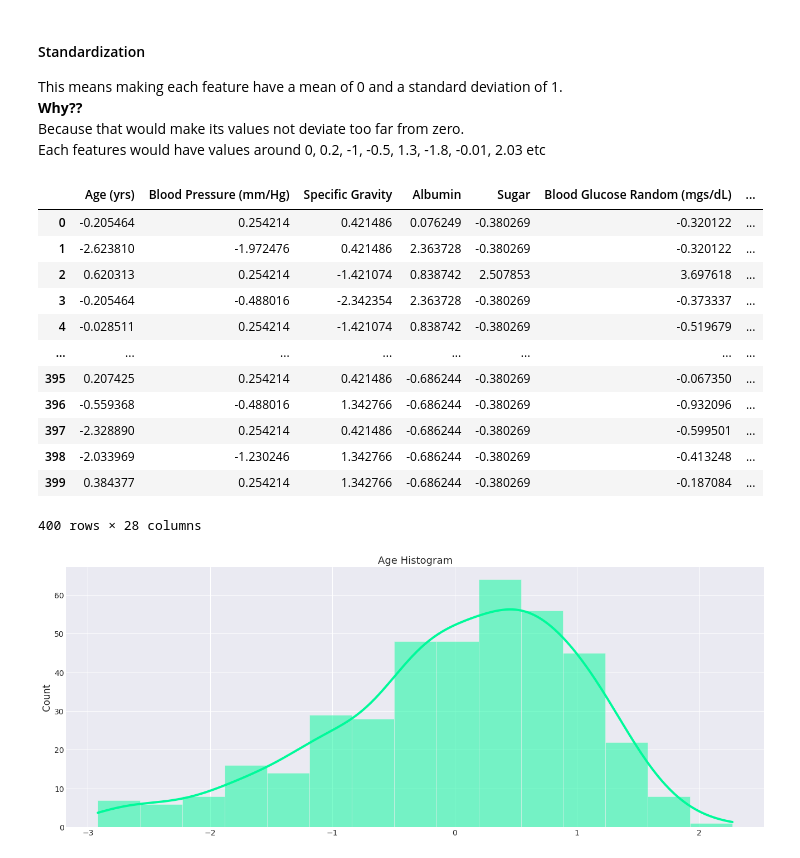
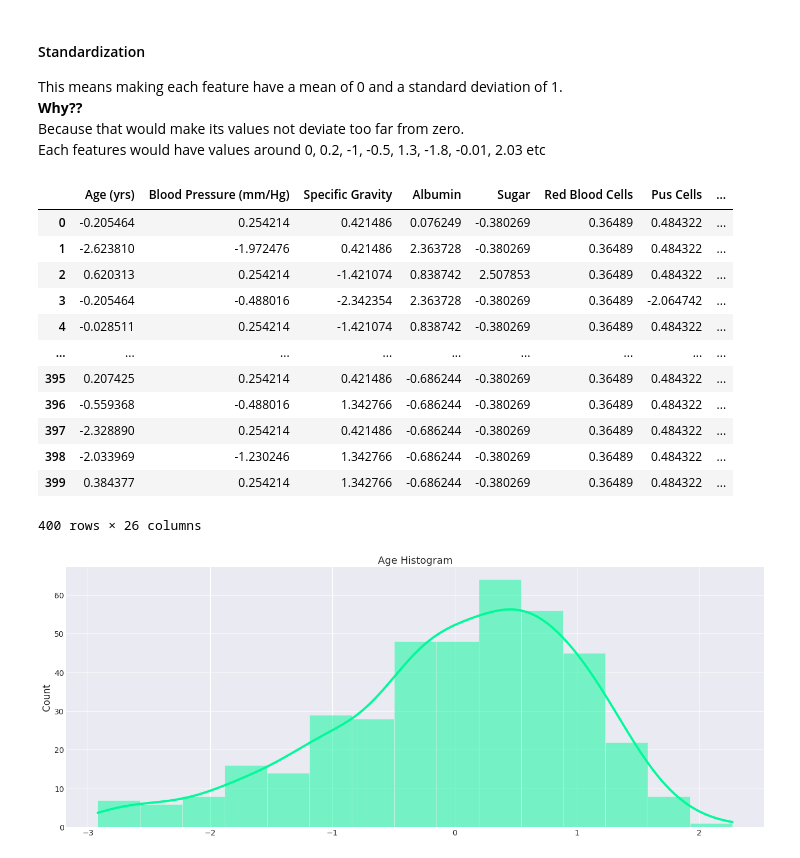
Before and after one commit to wassimchouchen/Data-Pre-Processing-and-basic-modeling, a Jupyter notebook: exploratory-data-analysis.ipynb, the cells around one changed output. Drawn from its saved outputs; the diff is of its cells as text; code cells hidden in the pictures.

```diff
--- a/exploratory-data-analysis.ipynb
+++ b/exploratory-data-analysis.ipynb
@@ -1128,23 +1000,23 @@ Because that would make its values not deviate too far from zero.
 Each features would have values around 0, 0.2, -1, -0.5, 1.3, -1.8, -0.01, 2.03 etc
 # %%
 scaler = StandardScaler()
-arr = scaler.fit_transform(mydata)
-standardized_data = pd.DataFrame(arr, columns=mydata.columns)
+arr = scaler.fit_transform(data)
+standardized_data = pd.DataFrame(arr, columns=data.columns)
 standardized_data
 # %% [output]
-|  | Age (yrs) | Blood Pressure (mm/Hg) | Specific Gravity | Albumin | Sugar | Blood Glucose Random (mgs/dL) | ... |
-| 0 | -0.205464 | 0.254214 | 0.421486 | 0.076249 | -0.380269 | -0.320122 | ... |
-| 1 | -2.623810 | -1.972476 | 0.421486 | 2.363728 | -0.380269 | -0.320122 | ... |
-| 2 | 0.620313 | 0.254214 | -1.421074 | 0.838742 | 2.507853 | 3.697618 | ... |
-| 3 | -0.205464 | -0.488016 | -2.342354 | 2.363728 | -0.380269 | -0.373337 | ... |
-| 4 | -0.028511 | 0.254214 | -1.421074 | 0.838742 | -0.380269 | -0.519679 | ... |
-| ... | ... | ... | ... | ... | ... | ... | ... |
-| 395 | 0.207425 | 0.254214 | 0.421486 | -0.686244 | -0.380269 | -0.067350 | ... |
-| 396 | -0.559368 | -0.488016 | 1.342766 | -0.686244 | -0.380269 | -0.932096 | ... |
-| 397 | -2.328890 | 0.254214 | 0.421486 | -0.686244 | -0.380269 | -0.599501 | ... |
-| 398 | -2.033969 | -1.230246 | 1.342766 | -0.686244 | -0.380269 | -0.413248 | ... |
-| 399 | 0.384377 | 0.254214 | 1.342766 | -0.686244 | -0.380269 | -0.187084 | ... |
+|  | Age (yrs) | Blood Pressure (mm/Hg) | Specific Gravity | Albumin | Sugar | Red Blood Cells | Pus Cells | ... |
+| 0 | -0.205464 | 0.254214 | 0.421486 | 0.076249 | -0.380269 | 0.36489 | 0.484322 | ... |
+| 1 | -2.623810 | -1.972476 | 0.421486 | 2.363728 | -0.380269 | 0.36489 | 0.484322 | ... |
+| 2 | 0.620313 | 0.254214 | -1.421074 | 0.838742 | 2.507853 | 0.36489 | 0.484322 | ... |
+| 3 | -0.205464 | -0.488016 | -2.342354 | 2.363728 | -0.380269 | 0.36489 | -2.064742 | ... |
+| 4 | -0.028511 | 0.254214 | -1.421074 | 0.838742 | -0.380269 | 0.36489 | 0.484322 | ... |
+| ... | ... | ... | ... | ... | ... | ... | ... | ... |
+| 395 | 0.207425 | 0.254214 | 0.421486 | -0.686244 | -0.380269 | 0.36489 | 0.484322 | ... |
+| 396 | -0.559368 | -0.488016 | 1.342766 | -0.686244 | -0.380269 | 0.36489 | 0.484322 | ... |
+| 397 | -2.328890 | 0.254214 | 0.421486 | -0.686244 | -0.380269 | 0.36489 | 0.484322 | ... |
+| 398 | -2.033969 | -1.230246 | 1.342766 | -0.686244 | -0.380269 | 0.36489 | 0.484322 | ... |
+| 399 | 0.384377 | 0.254214 | 1.342766 | -0.686244 | -0.380269 | 0.36489 | 0.484322 | ... |
-400 rows × 28 columns
+400 rows × 26 columns
 # %%
 plt.figure(figsize=(20,8))
 sns.histplot(data=standardized_data, x="Age (yrs)", kde=True, color="mediumspringgreen")
```
Also changed, not shown: parts of 21 cells of this notebook.
